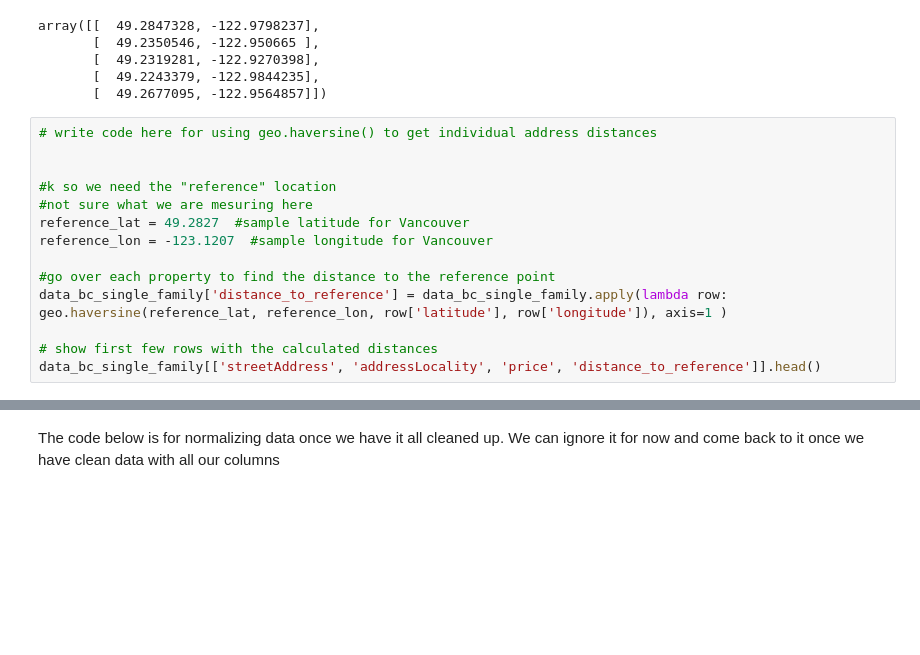
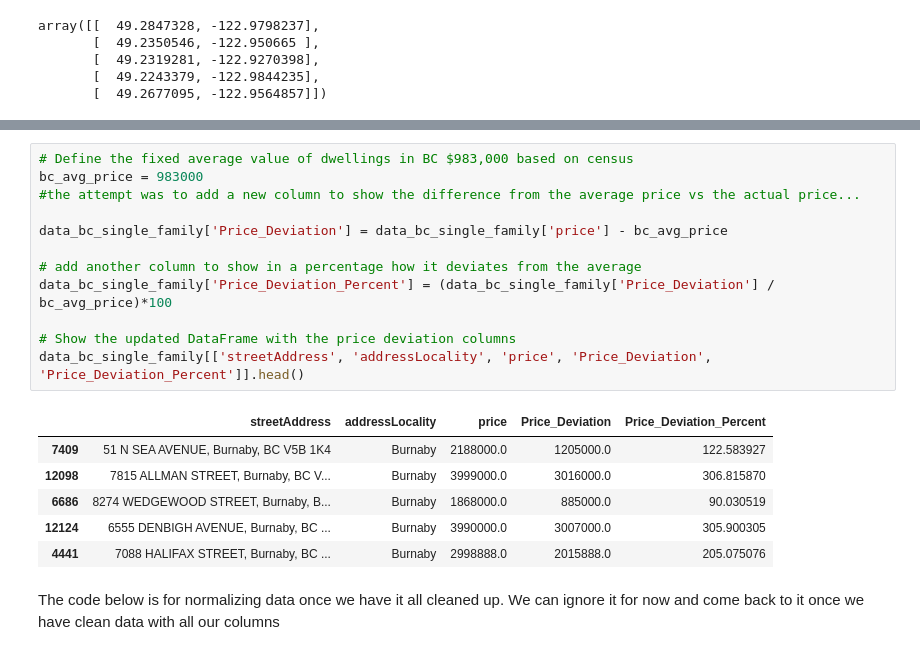
Before and after one commit to bikramveer/CMPT-353-Project, a Jupyter notebook: test.ipynb, the cells around one changed output, grey strips where cells are left out. Cells and saved outputs as stored; diff of their text form; blank space fills up the shorter version.

```diff
--- a/test.ipynb
+++ b/test.ipynb
@@ -83,17 +86,3 @@ array([[  49.2847328, -122.9798237],
        [  49.2319281, -122.9270398],
        [  49.2243379, -122.9844235],
        [  49.2677095, -122.9564857]])
-# %%
-# write code here for using geo.haversine() to get individual address distances
-
-
-#k so we need the "reference" location
-#not sure what we are mesuring here
-reference_lat = 49.2827  #sample latitude for Vancouver
-reference_lon = -123.1207  #sample longitude for Vancouver
-
-#go over each property to find the distance to the reference point
-data_bc_single_family['distance_to_reference'] = data_bc_single_family.apply(lambda row: geo.haversine(reference_lat, reference_lon, row['latitude'], row['longitude']), axis=1 )
-
-# show first few rows with the calculated distances
-data_bc_single_family[['streetAddress', 'addressLocality', 'price', 'distance_to_reference']].head()
@@ -107,3 +200,22 @@ data_bc_single_family[['streetAddress', 'addressLocality', 'price', 'distance_to
+# %%
+# Define the fixed average value of dwellings in BC $983,000 based on census
+bc_avg_price = 983000
+#the attempt was to add a new column to show the difference from the average price vs the actual price...
+
+data_bc_single_family['Price_Deviation'] = data_bc_single_family['price'] - bc_avg_price
+
+# add another column to show in a percentage how it deviates from the average
+data_bc_single_family['Price_Deviation_Percent'] = (data_bc_single_family['Price_Deviation'] / bc_avg_price)*100
+
+# Show the updated DataFrame with the price deviation columns
+data_bc_single_family[['streetAddress', 'addressLocality', 'price', 'Price_Deviation', 'Price_Deviation_Percent']].head()
+# %% [output]
+|  | streetAddress | addressLocality | price | Price_Deviation | Price_Deviation_Percent |
+| 7409 | 51 N SEA AVENUE, Burnaby, BC V5B 1K4 | Burnaby | 2188000.0 | 1205000.0 | 122.583927 |
+| 12098 | 7815 ALLMAN STREET, Burnaby, BC V... | Burnaby | 3999000.0 | 3016000.0 | 306.815870 |
+| 6686 | 8274 WEDGEWOOD STREET, Burnaby, B... | Burnaby | 1868000.0 | 885000.0 | 90.030519 |
+| 12124 | 6555 DENBIGH AVENUE, Burnaby, BC ... | Burnaby | 3990000.0 | 3007000.0 | 305.900305 |
+| 4441 | 7088 HALIFAX STREET, Burnaby, BC ... | Burnaby | 2998888.0 | 2015888.0 | 205.075076 |
 # %% [markdown]
 The code below is for normalizing data once we have it all cleaned up. We can ignore it for now and come back to it once we have clean data with all our columns
 # %%
```
Also changed, not shown: parts of 9 cells of this notebook.
